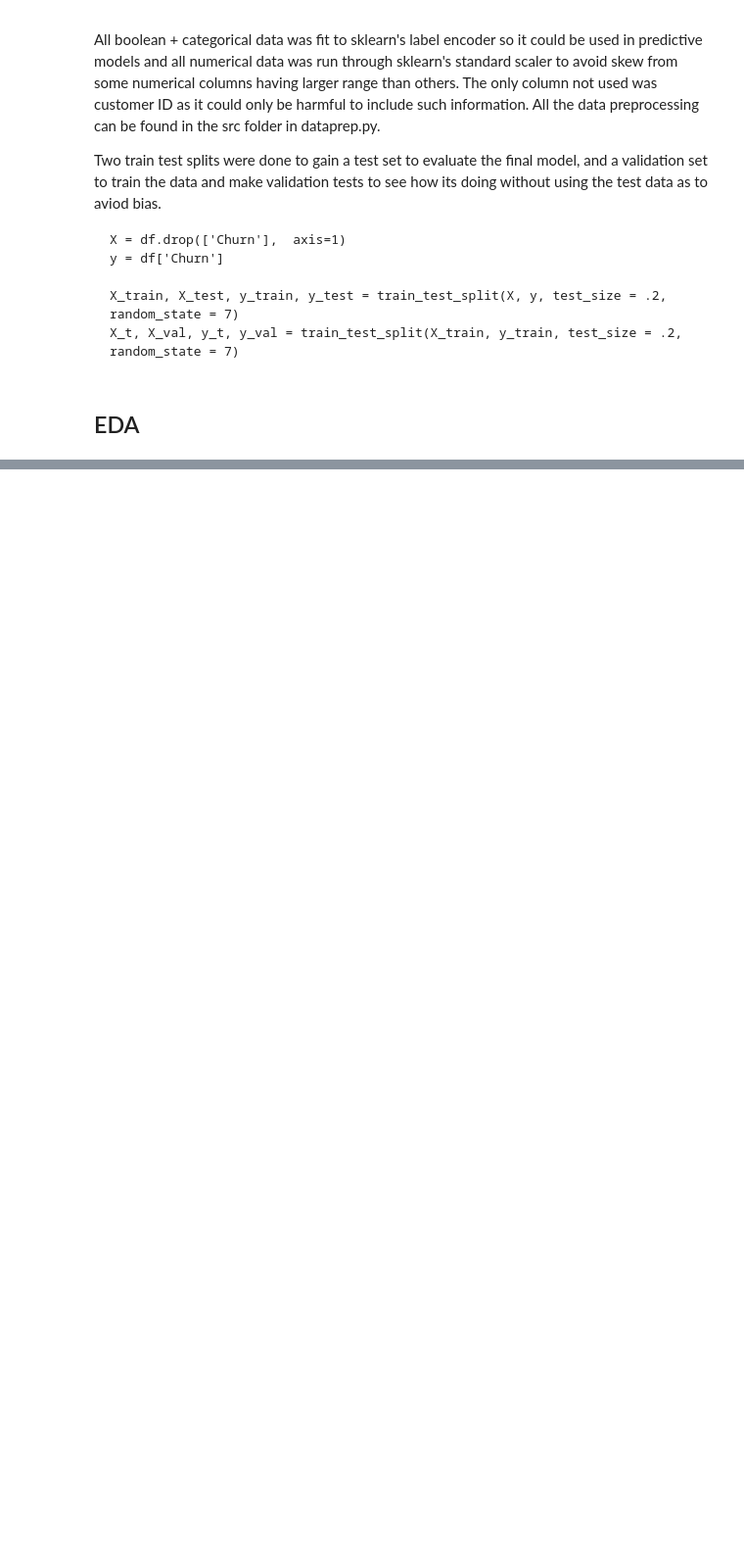
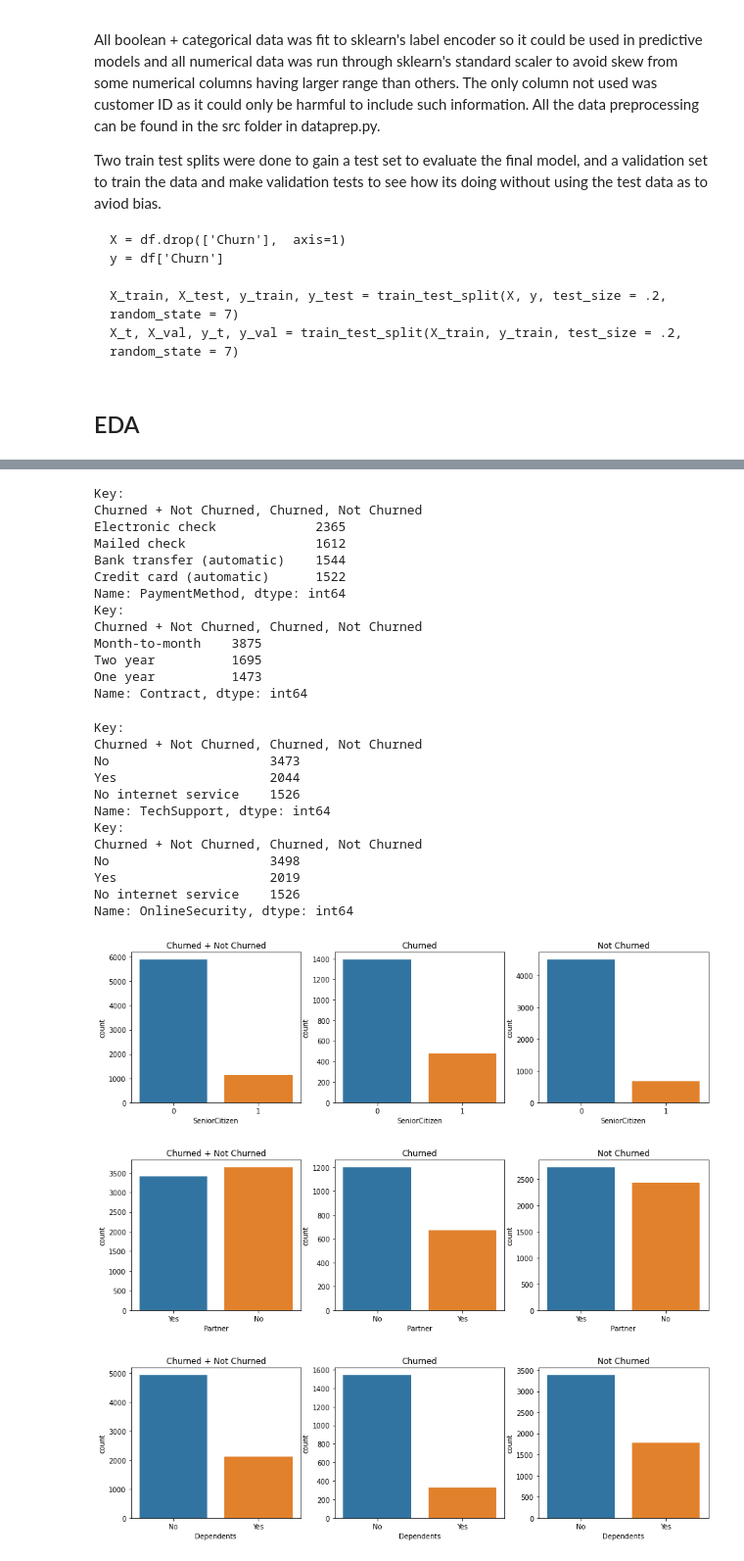
Before and after one commit to Booandlean/Telco_Customer_Churn-, a Jupyter notebook: Final_Notebook.ipynb, the cells around one changed output, grey strips where cells are left out. Shown: that part at 98% size. Saved outputs shown, nothing was run; the diff lists cells and outputs as text; code cells hidden in the pictures; blank space fills up the shorter version.

```diff
--- a/Final_Notebook.ipynb
+++ b/Final_Notebook.ipynb
@@ -36,0 +50,5 @@ Two train test splits were done to gain a test set to evaluate the final model,
+# %%
+data_path = 'data/WA_Fn-UseC_-Telco-Customer-Churn.csv'
+df = pd.read_csv(data_path)
+churn_df = df[df["Churn"] == "Yes"]
+no_churn_df = df[df["Churn"] == "No"]
@@ -36,0 +57,20 @@ Two train test splits were done to gain a test set to evaluate the final model,
+# %%
+def vis_compare(column, buul = True):
+
+    print('Key:')
+    print('Churned + Not Churned, Churned, Not Churned')
+    print(df[column].value_counts())
+    fig, ax = plt.subplots(1, 3, figsize = (15,4))
+
+    a = sns.countplot(df[column], ax=ax[0])
+    b = sns.countplot(churn_df[column], ax=ax[1])
+    c = sns.countplot(no_churn_df[column], ax=ax[2])
+
+    if buul == False:
+        a.set_xticklabels(a.get_xticklabels(), rotation = 30)
+        b.set_xticklabels(b.get_xticklabels(), rotation = 30)
+        c.set_xticklabels(c.get_xticklabels(), rotation = 30)
+
+    a.set_title('Churned + Not Churned')
+    b.set_title('Churned')
+    c.set_title('Not Churned')
@@ -36,0 +81,9 @@ Two train test splits were done to gain a test set to evaluate the final model,
+# %%
+vis_compare('SeniorCitizen')
+vis_compare('Partner')
+vis_compare('Dependents')
+vis_compare('PaymentMethod', False)
+vis_compare('Contract', False)
+vis_compare('TechSupport')
+vis_compare('OnlineSecurity')
+# %% [output]
@@ -36,0 +105,28 @@ Two train test splits were done to gain a test set to evaluate the final model,
+Key:
+Churned + Not Churned, Churned, Not Churned
+Electronic check             2365
+Mailed check                 1612
+Bank transfer (automatic)    1544
+Credit card (automatic)      1522
+Name: PaymentMethod, dtype: int64
+Key:
+Churned + Not Churned, Churned, Not Churned
+Month-to-month    3875
+Two year          1695
+One year          1473
+Name: Contract, dtype: int64
+Key:
+Churned + Not Churned, Churned, Not Churned
+No                     3473
+Yes                    2044
+No internet service    1526
+Name: TechSupport, dtype: int64
+Key:
+Churned + Not Churned, Churned, Not Churned
+No                     3498
+Yes                    2019
+No internet service    1526
+Name: OnlineSecurity, dtype: int64
+[figure, added]
+[figure, added]
+[figure, added]
```
Also changed, not shown: parts of 17 cells of this notebook, 1 other file.
